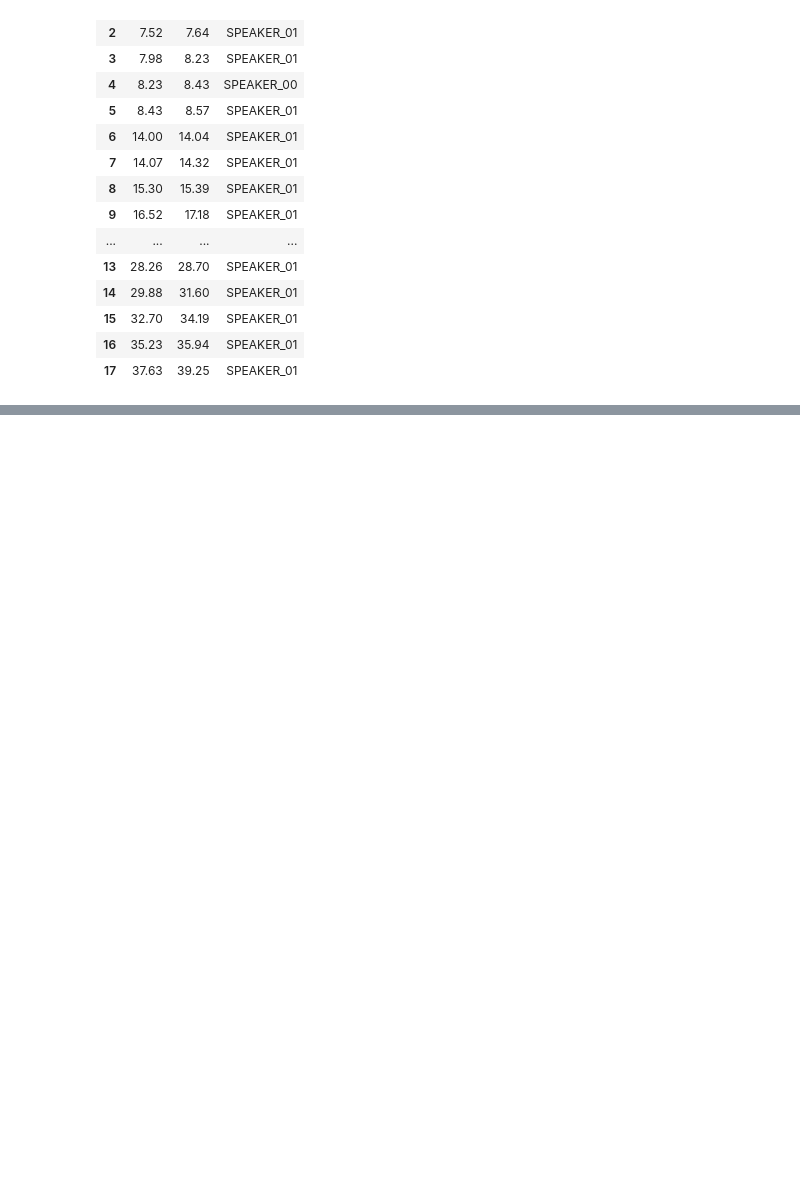
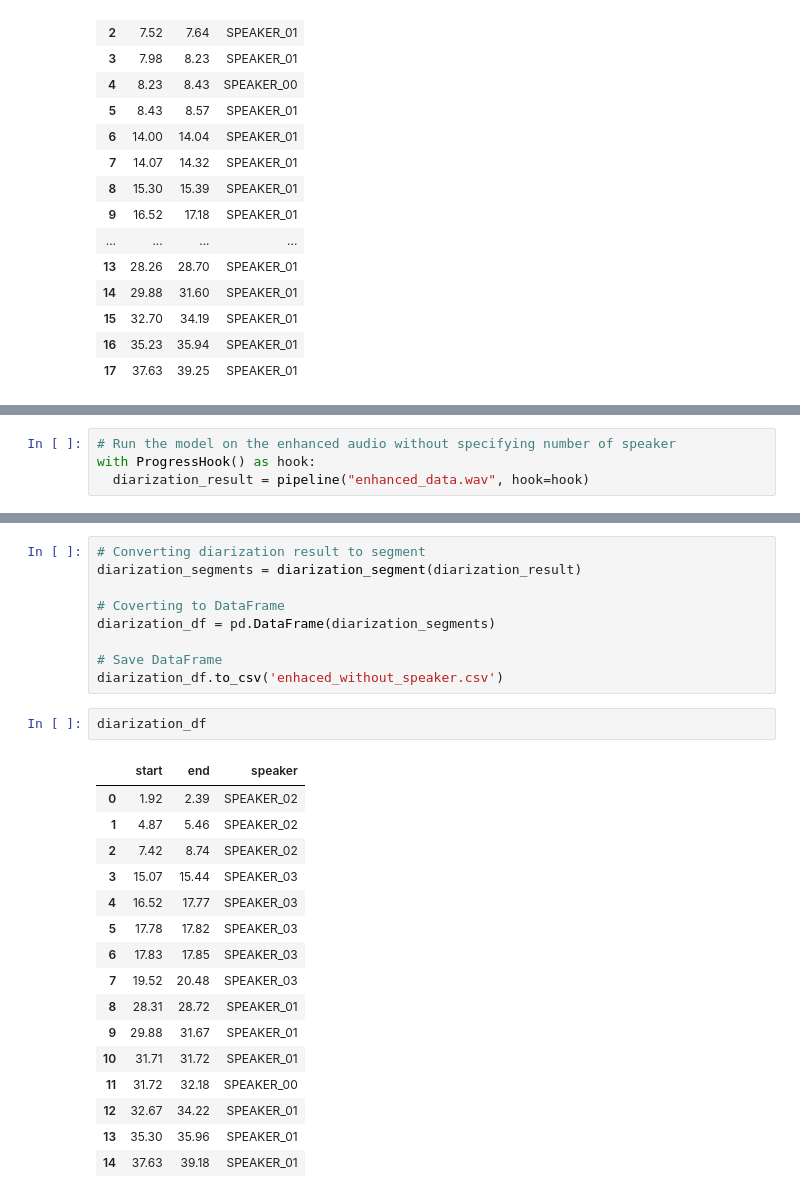
Before and after one commit to Bui-Van-Khoa/Automating-Jefferson-Analysis, a Jupyter notebook: Diarization_pyannote_(1).ipynb, the cells around one changed output, grey strips where cells are left out. Cells and saved outputs as stored; diff of their text form; blank space fills up the shorter version.

Commit message:
add diarization of enhanced audio with speech brain

```diff
--- a/Diarization_pyannote_(1).ipynb
+++ b/Diarization_pyannote_(1).ipynb
@@ -172,0 +155,4 @@ diarization_df
+# %%
+# Run the model on the enhanced audio without specifying number of speaker
+with ProgressHook() as hook:
+  diarization_result = pipeline("enhanced_data.wav", hook=hook)
@@ -172,0 +165,28 @@ diarization_df
+# %%
+# Converting diarization result to segment
+diarization_segments = diarization_segment(diarization_result)
+
+# Coverting to DataFrame
+diarization_df = pd.DataFrame(diarization_segments)
+
+# Save DataFrame
+diarization_df.to_csv('enhaced_without_speaker.csv')
+# %%
+diarization_df
+# %% [output]
+|  | start | end | speaker |
+| 0 | 1.92 | 2.39 | SPEAKER_02 |
+| 1 | 4.87 | 5.46 | SPEAKER_02 |
+| 2 | 7.42 | 8.74 | SPEAKER_02 |
+| 3 | 15.07 | 15.44 | SPEAKER_03 |
+| 4 | 16.52 | 17.77 | SPEAKER_03 |
+| 5 | 17.78 | 17.82 | SPEAKER_03 |
+| 6 | 17.83 | 17.85 | SPEAKER_03 |
+| 7 | 19.52 | 20.48 | SPEAKER_03 |
+| 8 | 28.31 | 28.72 | SPEAKER_01 |
+| 9 | 29.88 | 31.67 | SPEAKER_01 |
+| 10 | 31.71 | 31.72 | SPEAKER_01 |
+| 11 | 31.72 | 32.18 | SPEAKER_00 |
+| 12 | 32.67 | 34.22 | SPEAKER_01 |
+| 13 | 35.30 | 35.96 | SPEAKER_01 |
+| 14 | 37.63 | 39.18 | SPEAKER_01 |
```
Also changed, not shown: parts of 15 cells of this notebook.
